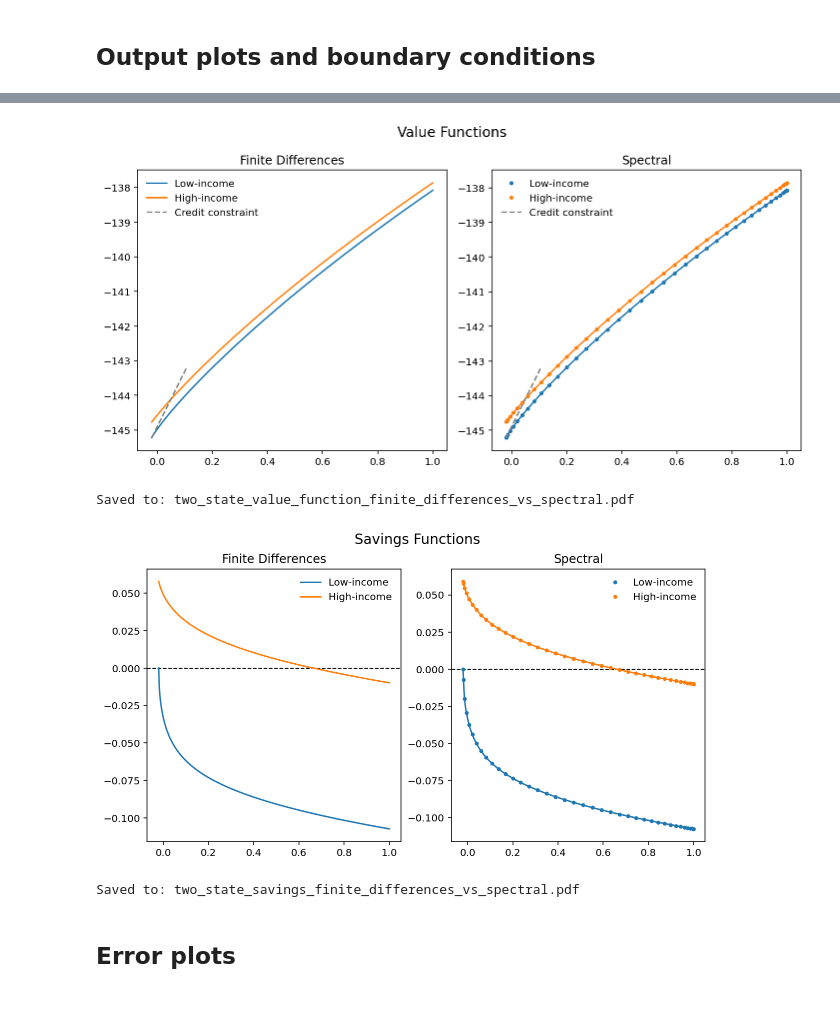
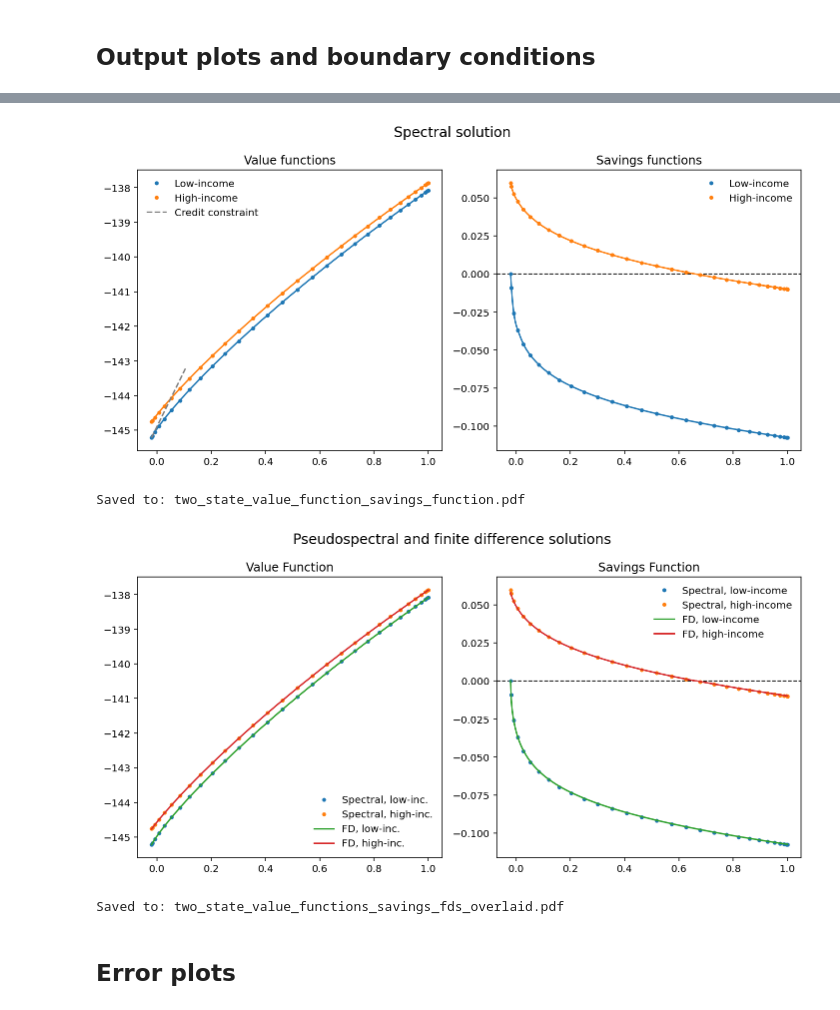
Before and after one commit to cschesch/spectral-heterogeneous-agents, a Jupyter notebook: two_income.ipynb, the cells around one changed output, grey strips where cells are left out. Cells and saved outputs as stored; diff of their text form; code cells hidden in the pictures.

```diff
--- a/two_income.ipynb
+++ b/two_income.ipynb
@@ -109,11 +111,13 @@ v_fd, s_fd = v_fd.flatten(), s_fd.flatten()
 # %% [markdown]
 ## Spectral method
 # %%
-N = 40
+# Chebyshev nodes and differentiation matrices
+N = 30
+chebyshev = DiffMatOnDomain(xmin=amin, xmax=amax, dmat=Chebyshev(degree=N-1))
+a_sp = chebyshev.nodes
+Da = chebyshev.at_order(1)
 
-a_sp, [Da] = dm.chebdif(N, 1)
-a_sp, [Da] = rescale_nodes_and_derivatives(a_sp, [Da], left=amin, right=amax)
-
+# Tile and repeated arrays
 aa_sp = np.tile(a_sp, 2)
 zz_sp = np.repeat(z, N)
 
@@ -181,48 +185,54 @@ fd_sp_low = v_sp[0] + (a_fd-amin)*du(zlow+r*amin)
 fig, ax = plt.subplots(1, 2, figsize=(10,5), sharex=True)
 ax = ax.flatten()
 
-ax[0].plot(a_fd, v_fd[:I], 'C0', label='Low-income')
-ax[0].plot(a_fd, v_fd[I:], 'C1', label='High-income')
-ax[0].plot(a_fd[:I//8], fd_bc_low[:I//8], c='grey', ls='--', label='Credit constraint')
+ax[0].plot(a_sp, v_sp[:N], 'C0.', label='Low-income')
+ax[0].plot(a_fd, sp.interpolate.InterpolatedUnivariateSpline(a_sp, v_sp[:N])(a_fd), 'C0')
+ax[0].plot(a_sp, v_sp[N:], 'C1.', label='High-income')
+ax[0].plot(a_fd, sp.interpolate.InterpolatedUnivariateSpline(a_sp, v_sp[N:])(a_fd), 'C1')
+ax[0].plot(a_fd[:I//8], fd_sp_low[:I//8], c='grey', ls='--', label='Credit constraint')
+ax[0].set_title('Value functions')
 ax[0].legend(loc='upper left', frameon=False)
-ax[0].set_title('Finite Differences')
 
-ax[1].plot(a_sp, v_sp[:N], 'C0.', label='Low-income')
-ax[1].plot(a_fd, sp.interpolate.InterpolatedUnivariateSpline(a_sp, v_sp[:N])(a_fd), 'C0')
-ax[1].plot(a_sp, v_sp[N:], 'C1.', label='High-income')
-ax[1].plot(a_fd, sp.interpolate.InterpolatedUnivariateSpline(a_sp, v_sp[N:])(a_fd), 'C1')
-ax[1].plot(a_fd[:I//8], fd_sp_low[:I//8], c='grey', ls='--', label='Credit constraint')
-ax[1].set_title('Spectral')
-ax[1].legend(loc='upper left', frameon=False)
+ax[1].plot(a_sp, s_sp[:N], 'C0.', label='Low-income')
+ax[1].plot(a_fd, sp.interpolate.InterpolatedUnivariateSpline(a_sp, s_sp[:N])(a_fd), 'C0')
+ax[1].plot(a_sp, s_sp[N:], 'C1.', label='High-income')
+ax[1].plot(a_fd, sp.interpolate.InterpolatedUnivariateSpline(a_sp, s_sp[N:])(a_fd), 'C1')
+ax[1].axhline(0, c='k', ls='--', lw=1, zorder=-1)
+ax[1].set_title('Savings functions')
+ax[1].legend(loc='upper right', frameon=False)
 
-fig.suptitle('Value Functions', size=14)
+fig.suptitle('Spectral solution', size=14)
 plt.tight_layout()
-savefig(fig, 'two_state_value_function_finite_differences_vs_spectral')
+savefig(fig, 'two_state_value_function_savings_function')
 # %% [output]
-[figure, old version]
+[figure, new version]
-Saved to: two_state_value_function_finite_differences_vs_spectral.pdf
+Saved to: two_state_value_function_savings_function.pdf
 # %%
+a_hd = np.linspace(amin, amax, 10000)
+
 fig, ax = plt.subplots(1, 2, figsize=(10,5), sharex=True)
 ax = ax.flatten()
 
-ax[0].plot(a_fd, s_fd[:I], 'C0', label='Low-income')
-ax[0].plot(a_fd, s_fd[I:], 'C1', label='High-income')
-ax[0].axhline(0, c='k', ls='--', lw=1, zorder=-1)
-ax[0].set_title('Finite Differences')
-ax[0].legend(loc='upper right', frameon=False)
+ax[0].plot(a_sp, v_sp[:N], 'C0.', label='Spectral, low-inc.')
+ax[0].plot(a_sp, v_sp[N:], 'C1.', label='Spectral, high-inc.')
+ax[0].plot(a_fd, v_fd[:I], 'C2', label='FD, low-inc.')
+ax[0].plot(a_fd, v_fd[I:], 'C3', label='FD, high-inc.')
+ax[0].set_title('Value Function')
+ax[0].legend(loc='lower right', frameon=False)
 
-ax[1].plot(a_sp, s_sp[:N], 'C0.', label='Low-income')
-ax[1].plot(a_fd, sp.interpolate.InterpolatedUnivariateSpline(a_sp, s_sp[:N])(a_fd), 'C0')
-ax[1].plot(a_sp, s_sp[N:], 'C1.', label='High-income')
-ax[1].plot(a_fd, sp.interpolate.InterpolatedUnivariateSpline(a_sp, s_sp[N:])(a_fd), 'C1')
+ax[1].plot(a_sp, s_sp[:N], 'C0.', label='Spectral, low-income')
+ax[1].plot(a_sp, s_sp[N:], 'C1.', label='Spectral, high-income')
+ax[1].plot(a_fd, s_fd[:I], 'C2', label='FD, low-income')
+ax[1].plot(a_fd, s_fd[I:], 'C3', label='FD, high-income')
 ax[1].axhline(0, c='k', ls='--', lw=1, zorder=-1)
-ax[1].set_title('Spectral')
+ax[1].set_title('Savings Function')
 ax[1].legend(loc='upper right', frameon=False)
 
-fig.suptitle('Savings Functions', size=14)
-savefig(fig, 'two_state_savings_finite_differences_vs_spectral')
+fig.suptitle('Pseudospectral and finite difference solutions', size=14)
+plt.tight_layout()
+savefig(fig, 'two_state_value_functions_savings_fds_overlaid')
 # %% [output]
-[figure, old version]
+[figure, new version]
-Saved to: two_state_savings_finite_differences_vs_spectral.pdf
+Saved to: two_state_value_functions_savings_fds_overlaid.pdf
 # %% [markdown]
 ## Error plots
```
Also changed, not shown: parts of 50 cells of this notebook, 6 other files.
